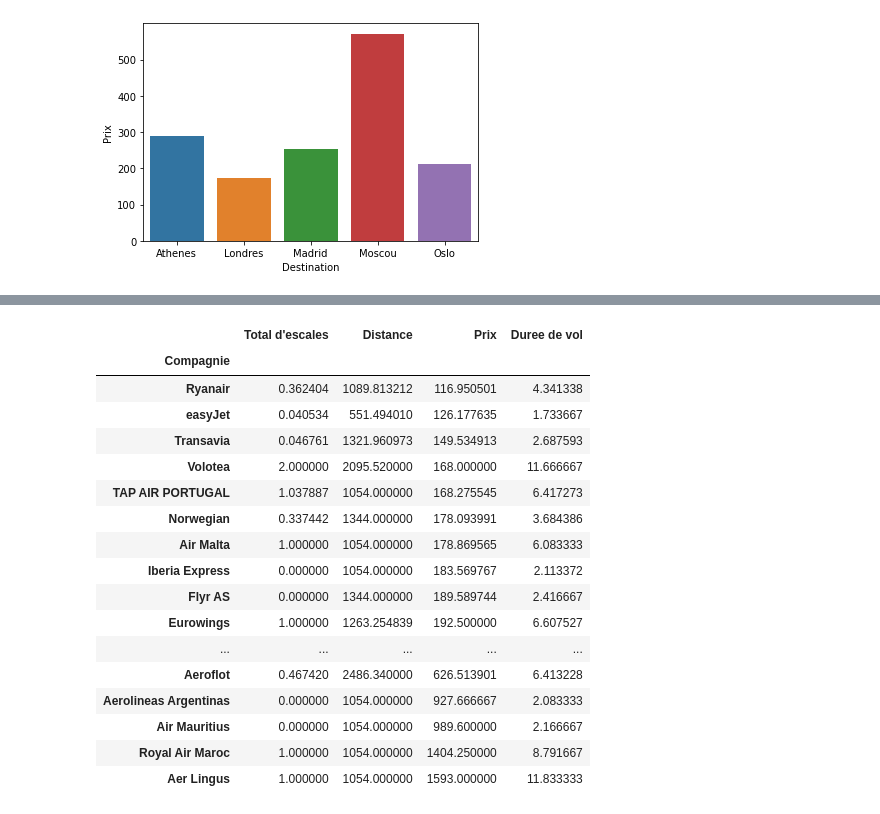
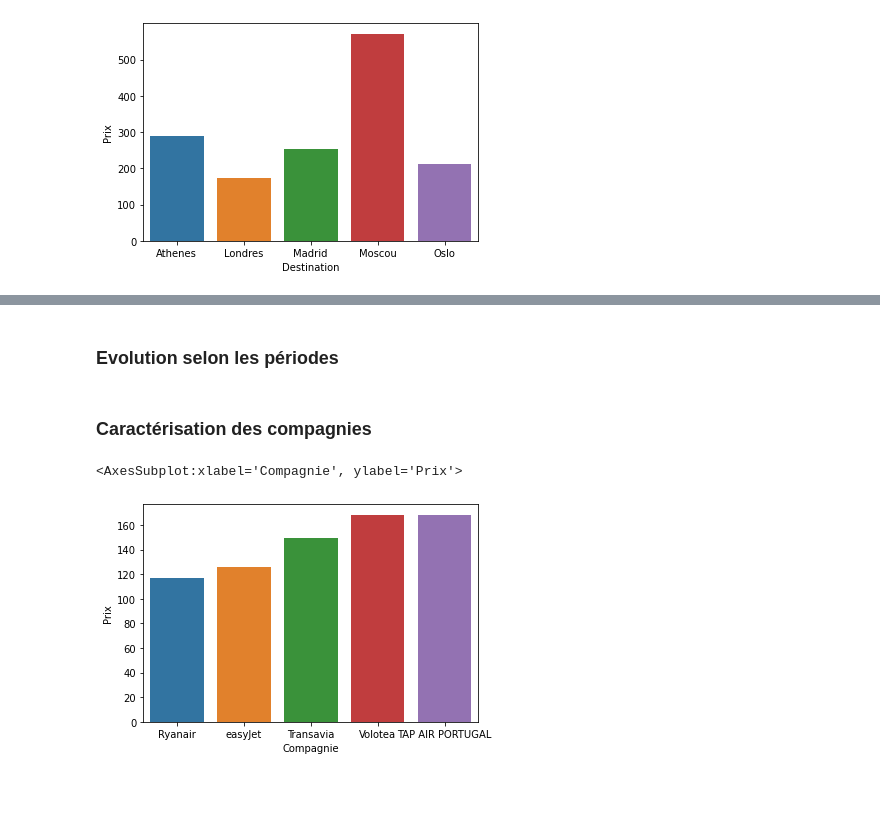
Before and after one commit to josensae/Prediction-des-prix-des-billets-d-avion-en-Europe-depuis-Paris, a Jupyter notebook: 3.DataViz/DataViz.ipynb, the cells around one changed output, grey strips where cells are left out. Cells and saved outputs as stored; diff of their text form; code cells hidden in the pictures; blank space fills up the shorter version.

```diff
--- a/3.DataViz/DataViz.ipynb
+++ b/3.DataViz/DataViz.ipynb
@@ -166,25 +162,15 @@ fig.show()
+# %% [markdown]
+### Evolution selon les périodes
+# %% [markdown]
+### Caractérisation des compagnies
 # %%
 df_compagnie= df.groupby(['Compagnie']).mean()
 # %%
 df_compagnie= df_compagnie.sort_values(by = 'Prix')
+# %%
+df_compagnie['Compagnie']=list(df_compagnie.index)
 # %%
-df_compagnie
+sns.barplot(x="Compagnie", y="Prix", data=df_compagnie[:5])
 # %% [output]
-|  | Total d'escales | Distance | Prix | Duree de vol |
-| Compagnie |  |  |  |  |
-| Ryanair | 0.362404 | 1089.813212 | 116.950501 | 4.341338 |
-| easyJet | 0.040534 | 551.494010 | 126.177635 | 1.733667 |
-| Transavia | 0.046761 | 1321.960973 | 149.534913 | 2.687593 |
-| Volotea | 2.000000 | 2095.520000 | 168.000000 | 11.666667 |
-| TAP AIR PORTUGAL | 1.037887 | 1054.000000 | 168.275545 | 6.417273 |
-| Norwegian | 0.337442 | 1344.000000 | 178.093991 | 3.684386 |
-| Air Malta | 1.000000 | 1054.000000 | 178.869565 | 6.083333 |
-| Iberia Express | 0.000000 | 1054.000000 | 183.569767 | 2.113372 |
-| Flyr AS | 0.000000 | 1344.000000 | 189.589744 | 2.416667 |
-| Eurowings | 1.000000 | 1263.254839 | 192.500000 | 6.607527 |
-| ... | ... | ... | ... | ... |
-| Aeroflot | 0.467420 | 2486.340000 | 626.513901 | 6.413228 |
-| Aerolineas Argentinas | 0.000000 | 1054.000000 | 927.666667 | 2.083333 |
-| Air Mauritius | 0.000000 | 1054.000000 | 989.600000 | 2.166667 |
-| Royal Air Maroc | 1.000000 | 1054.000000 | 1404.250000 | 8.791667 |
-| Aer Lingus | 1.000000 | 1054.000000 | 1593.000000 | 11.833333 |
+<AxesSubplot:xlabel='Compagnie', ylabel='Prix'>
+[figure, added]
```
Also changed, not shown: parts of 29 cells of this notebook.
